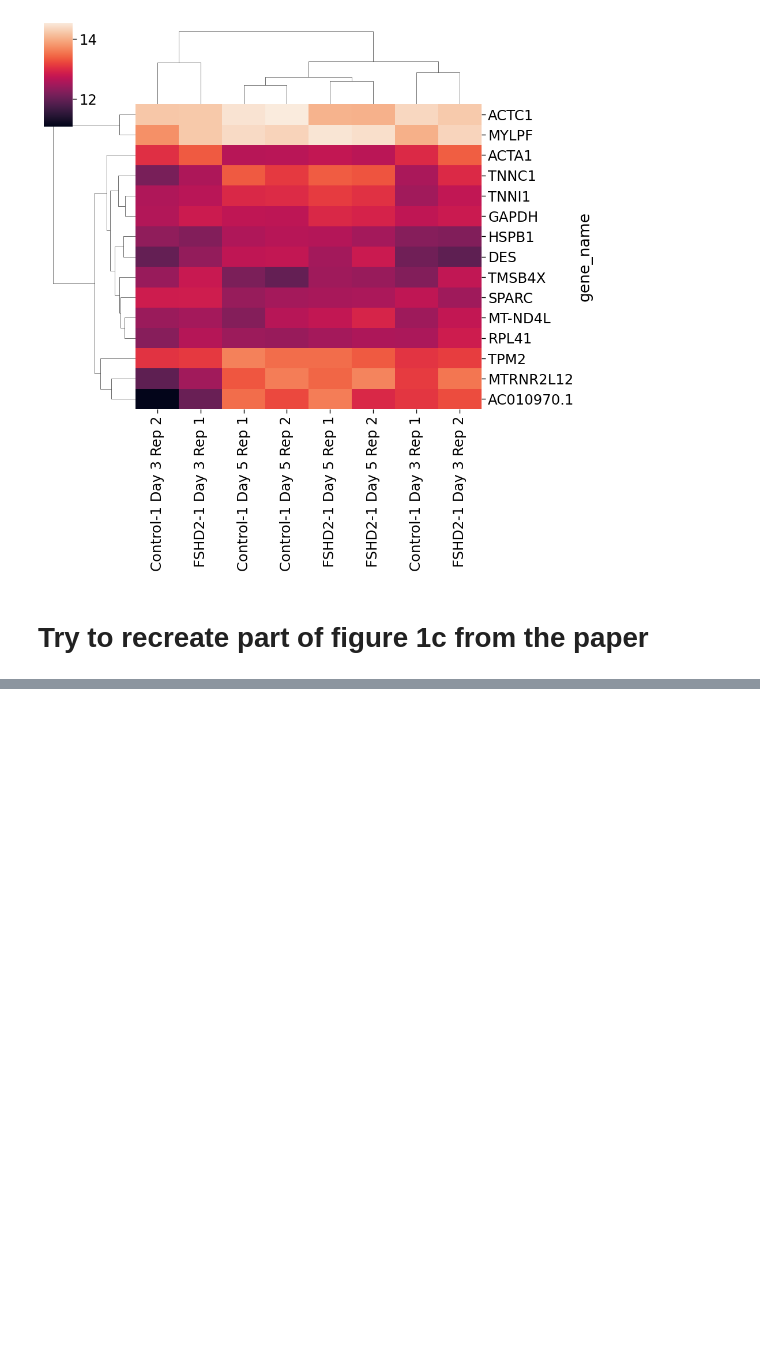
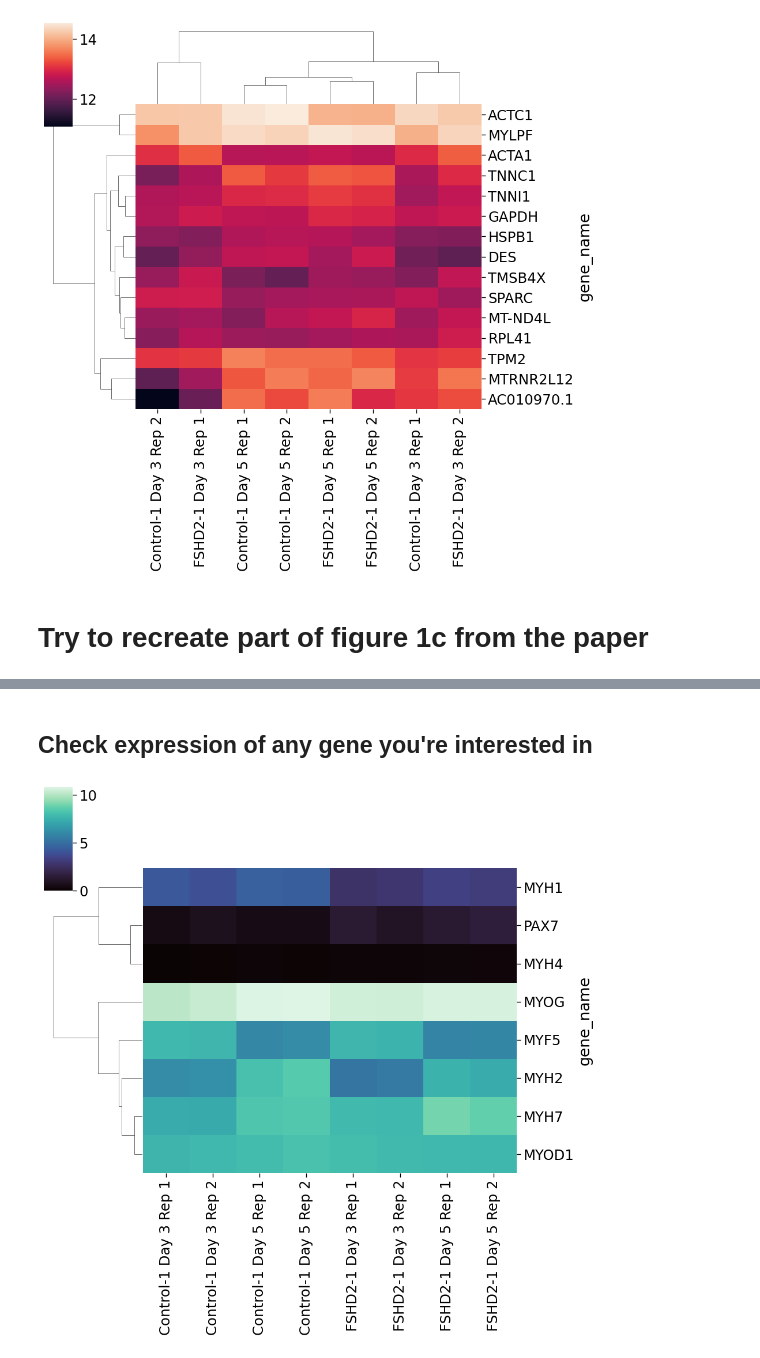
Before and after one commit to mortazavilab/cosmos-cluster6, a Jupyter notebook: python_analysis.ipynb, the cells around one changed output, grey strips where cells are left out. Drawn from its saved outputs; the diff is of its cells as text; code cells hidden in the pictures; blank space fills up the shorter version.

```diff
--- a/python_analysis.ipynb
+++ b/python_analysis.ipynb
@@ -197,0 +249,15 @@ ax.figure.set_size_inches(width, height)
+# %% [markdown]
+## Check expression of any gene you're interested in
+# %%
+# subset df for the genes that were in the figure
+
+mygenes = ['PAX7', 'MYOD1', 'MYF5', 'MYOG', 'MYH1', 'MYH2', 'MYH4', 'MYH7']
+
+merged_df_my_genes = merged_df[merged_df.index.isin(mygenes)]
+# %%
+# Turn off column clustering, change color map, and adjust the yticklabels to label every row
+ax = sns.clustermap(data=merged_df_my_genes, col_cluster=False, cmap="mako")
+plt.setp(ax.ax_heatmap.get_yticklabels(), rotation=0)  # y axis labels were getting rotated for some reason
+plt.show()
+# %% [output]
+[figure, added]
```
Also changed, not shown: parts of 14 cells of this notebook.
